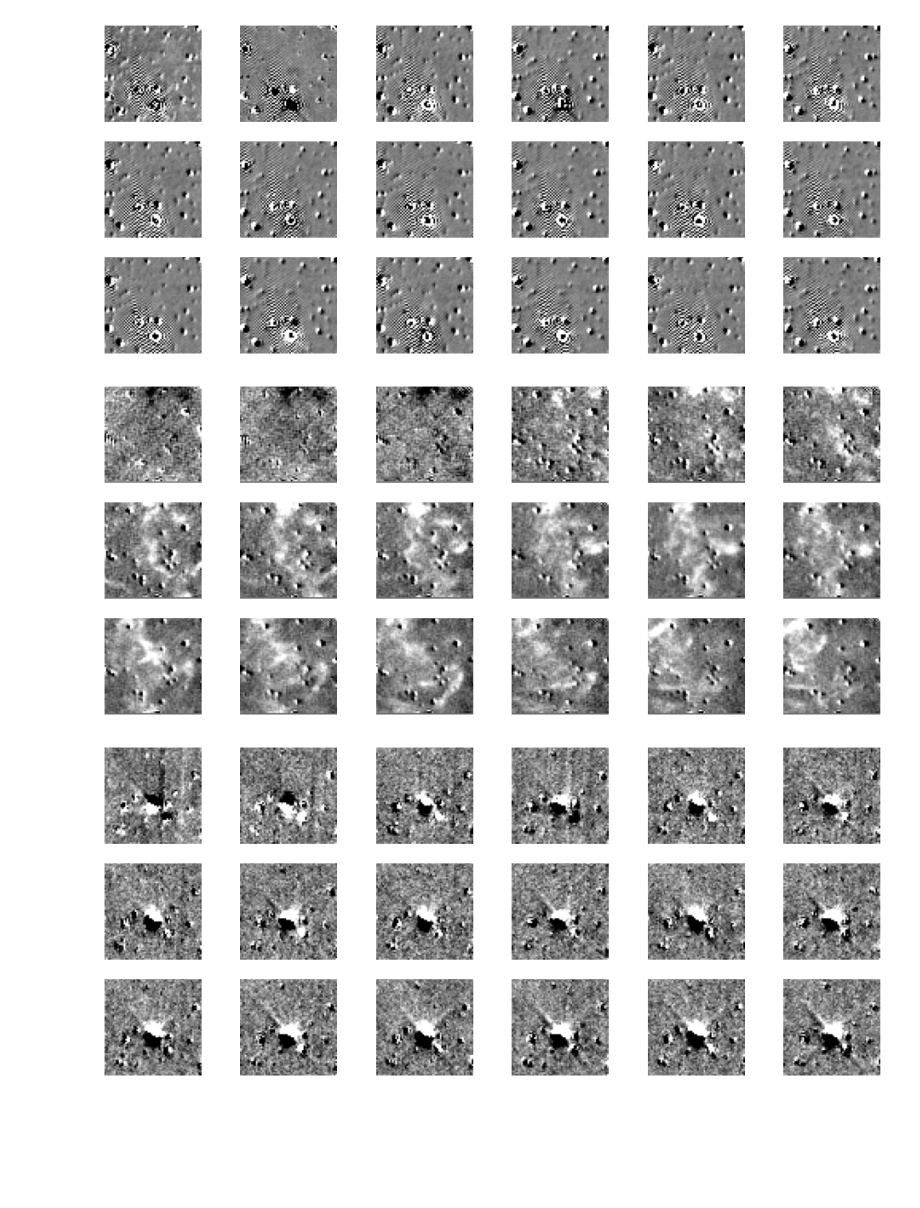
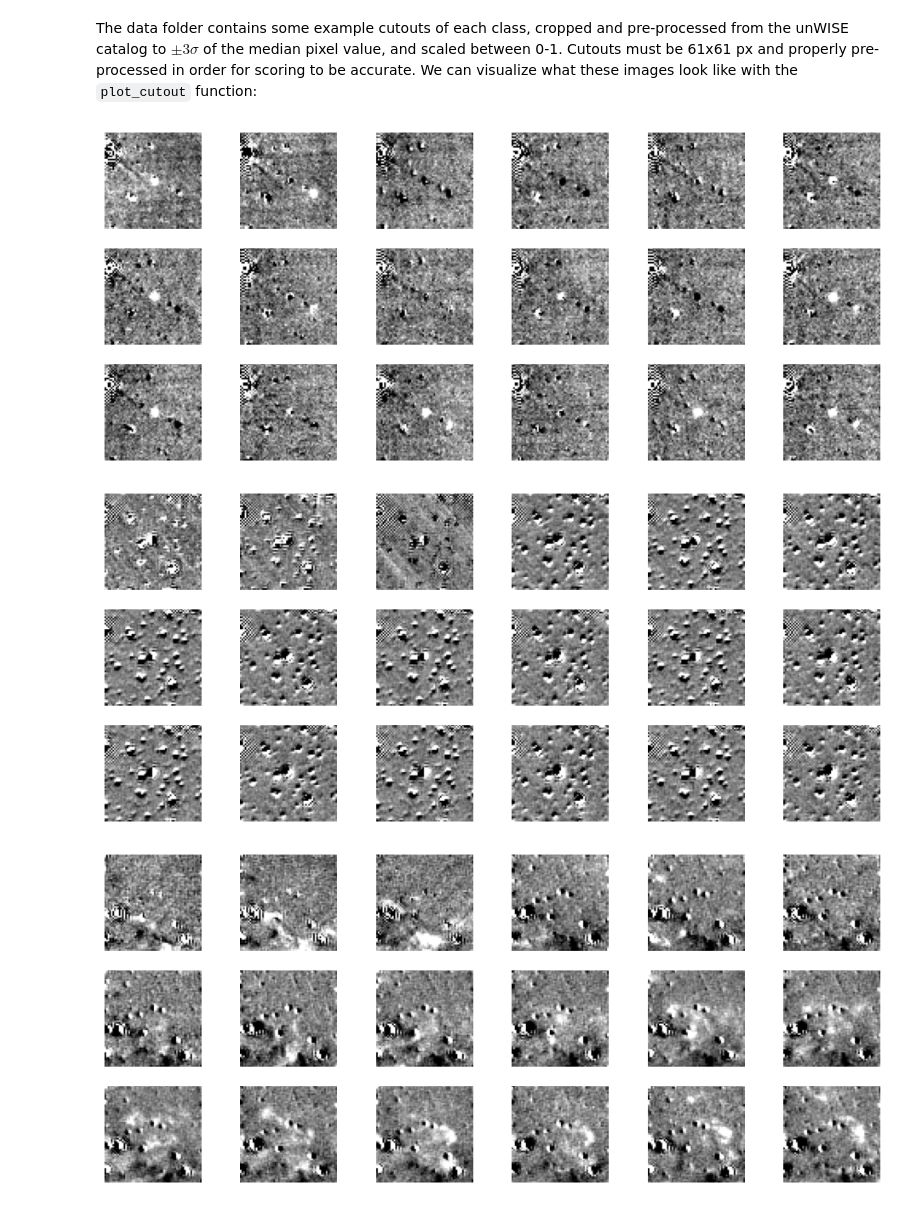
Before and after one commit to vegajustin26/neowise-ML, a Jupyter notebook: notebooks/tutorial.ipynb, the cells around one changed output. Saved outputs shown, nothing was run; the diff lists cells and outputs as text; code cells hidden in the pictures; blank space fills up the shorter version.

````diff
--- a/notebooks/tutorial.ipynb
+++ b/notebooks/tutorial.ipynb
@@ -6,13 +6,15 @@ from neowise_ML import score, plot_cutout
+# %% [markdown]
+The data folder contains some example cutouts of each class, cropped and pre-processed from the unWISE catalog to $\pm 3\sigma$ of the median pixel value, and scaled between 0-1. Cutouts must be 61x61 px and properly pre-processed in order for scoring to be accurate. We can visualize what these images look like with the ```plot_cutout``` function:
 # %%
 data_folder = "../data/"
 
 file = np.load(data_folder + "test_18epochcutouts.npz")
 cutouts = file["data"]
 cutouts_plot = np.moveaxis(cutouts, 3, 1) # switch dimensions to make plotting easier
 
-for i in cutouts_plot[::2]:
+for i in cutouts_plot[::-2]:
     plot_cutout(i, num_epochs=18);
 # %% [output]
-[figure, old version]
+[figure, new version]
-[figure, old version]
+[figure, new version]
-[figure, old version]
+[figure, new version]
````
Also changed, not shown: parts of 8 cells of this notebook, 2 other files.
